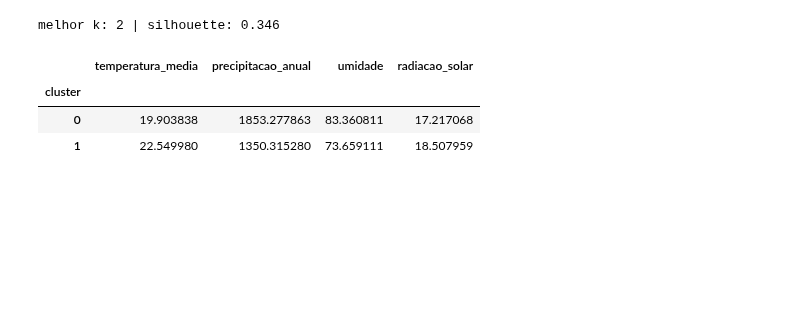
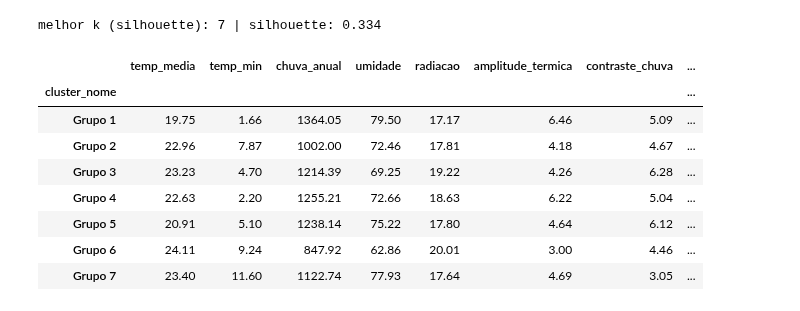
Before and after one commit to FatecFranca/DSM-G07-PI6-2026-2, a Jupyter notebook: analytics/notebooks/03_kmeans.ipynb, the cells around one changed output. Drawn from its saved outputs; the diff is of its cells as text; code cells hidden in the pictures; blank space fills up the shorter version.

```diff
--- a/analytics/notebooks/03_kmeans.ipynb
+++ b/analytics/notebooks/03_kmeans.ipynb
@@ -4,11 +5,14 @@ Entrada: `data/processed/perfil_regiao.csv` (média por região, saída do 00).
 # %%
+import numpy as np
 import pandas as pd
+import matplotlib.pyplot as plt
 from sklearn.preprocessing import StandardScaler
 from sklearn.cluster import KMeans
 from sklearn.metrics import silhouette_score
-import matplotlib.pyplot as plt
 
-perfis = pd.read_csv('../data/processed/perfil_regiao.csv')
-colunas = ['temperatura_media', 'precipitacao_anual', 'umidade', 'radiacao_solar']
-perfis[['pais', 'regiao'] + colunas]
+df = pd.read_csv('../data/processed/dataset_municipios.csv')
+culturas = ['Café', 'Cana-de-açúcar', 'Feijão', 'Laranja', 'Milho', 'Soja']
+colunas = ['temp_media', 'temp_min', 'chuva_anual', 'umidade', 'radiacao', 'amplitude_termica', 'contraste_chuva']
+X = StandardScaler().fit_transform(df[colunas])
+print(X.shape)
 # %% [output]
@@ -34,7 +22,5 @@ K-Means usa distância, então as variáveis precisam estar na mesma escala (z-s
 # %%
-X = StandardScaler().fit_transform(perfis[colunas])
-
-ks = list(range(2, 8))
+ks = list(range(2, 9))
 inercias, silhuetas = [], []
 for k in ks:
     km = KMeans(n_clusters=k, random_state=42, n_init=10).fit(X)
@@ -44,5 +30,5 @@ for k in ks:
 fig, eixos = plt.subplots(1, 2, figsize=(10, 4))
 eixos[0].plot(ks, inercias, marker='o'); eixos[0].set_title('Cotovelo (inércia)'); eixos[0].set_xlabel('k')
 eixos[1].plot(ks, silhuetas, marker='o'); eixos[1].set_title('Silhouette'); eixos[1].set_xlabel('k')
-plt.savefig('../data/processed/kmeans_escolha_k.png', bbox_inches='tight')
-plt.show()
+plt.savefig('../data/processed/kmeans_escolha_k.png', bbox_inches='tight'); plt.show()
+dict(zip(ks, [round(s, 3) for s in silhuetas]))
@@ -49,13 +38,18 @@ plt.show()
 # %%
-melhor_k = ks[silhuetas.index(max(silhuetas))]
-print('melhor k:', melhor_k, '| silhouette:', round(max(silhuetas), 3))
-
+melhor_k = ks[int(np.argmax(silhuetas))]
+print('melhor k (silhouette):', melhor_k, '| silhouette:', round(max(silhuetas), 3))
 modelo = KMeans(n_clusters=melhor_k, random_state=42, n_init=10).fit(X)
-perfis['cluster'] = modelo.labels_
-perfis.groupby('cluster')[colunas].mean()
+df['cluster'] = modelo.labels_
+df['cluster_nome'] = 'Grupo ' + (df['cluster'] + 1).astype(str)
+df.groupby('cluster_nome')[colunas].mean().round(2).join(df.groupby('cluster_nome').size().rename('municípios'))
 # %% [output]
-melhor k: 2 | silhouette: 0.346
+melhor k (silhouette): 7 | silhouette: 0.334
-|  | temperatura_media | precipitacao_anual | umidade | radiacao_solar |
-| cluster |  |  |  |  |
-| 0 | 19.903838 | 1853.277863 | 83.360811 | 17.217068 |
-| 1 | 22.549980 | 1350.315280 | 73.659111 | 18.507959 |
+|  | temp_media | temp_min | chuva_anual | umidade | radiacao | amplitude_termica | contraste_chuva | ... |
+| cluster_nome |  |  |  |  |  |  |  | ... |
+| Grupo 1 | 19.75 | 1.66 | 1364.05 | 79.50 | 17.17 | 6.46 | 5.09 | ... |
+| Grupo 2 | 22.96 | 7.87 | 1002.00 | 72.46 | 17.81 | 4.18 | 4.67 | ... |
+| Grupo 3 | 23.23 | 4.70 | 1214.39 | 69.25 | 19.22 | 4.26 | 6.28 | ... |
+| Grupo 4 | 22.63 | 2.20 | 1255.21 | 72.66 | 18.63 | 6.22 | 5.04 | ... |
+| Grupo 5 | 20.91 | 5.10 | 1238.14 | 75.22 | 17.80 | 4.64 | 6.12 | ... |
+| Grupo 6 | 24.11 | 9.24 | 847.92 | 62.86 | 20.01 | 3.00 | 4.46 | ... |
+| Grupo 7 | 23.40 | 11.60 | 1122.74 | 77.93 | 17.64 | 4.69 | 3.05 | ... |
```
Also changed, not shown: parts of 12 cells of this notebook, 25 other files.
